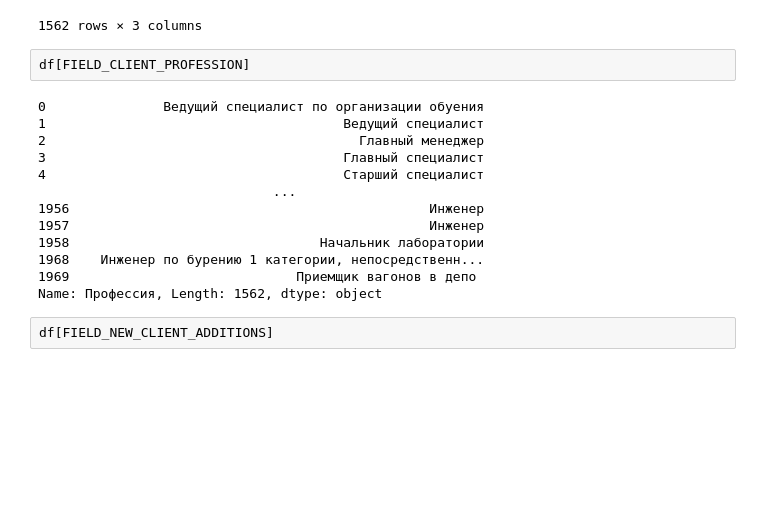
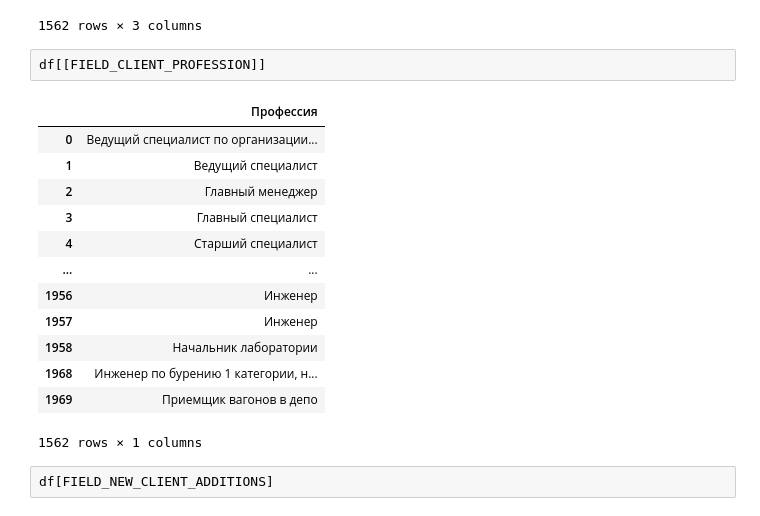
Before and after one commit to Untick/InspectrumClinic_RecSys, a Jupyter notebook: Paul Himyak/main_08_06.ipynb, the cells around one changed output. Saved outputs shown, nothing was run; the diff lists cells and outputs as text; blank space fills up the shorter version.

```diff
--- a/Paul Himyak/main_08_06.ipynb
+++ b/Paul Himyak/main_08_06.ipynb
@@ -319,20 +320,21 @@ df[[FIELD_NEW_AGE_CATEGORY, FIELD_CLIENT_GENDER, FIELD_DISPANSARY_GROUP]]
 | 1969 | 3 | 0 | 0.0 |
 1562 rows × 3 columns
 # %%
-df[FIELD_CLIENT_PROFESSION]
+df[[FIELD_CLIENT_PROFESSION]]
 # %% [output]
+|  | Профессия |
+| 0 | Ведущий специалист по организации... |
+| 1 | Ведущий специалист |
+| 2 | Главный менеджер |
+| 3 | Главный специалист |
+| 4 | Старший специалист |
+| ... | ... |
+| 1956 | Инженер |
+| 1957 | Инженер |
+| 1958 | Начальник лаборатории |
+| 1968 | Инженер по бурению 1 категории, н... |
+| 1969 | Приемщик вагонов в депо |
-0               Ведущий специалист по организации обуения
-1                                      Ведущий специалист
-2                                        Главный менеджер
-3                                      Главный специалист
-4                                      Старший специалист
-                              ...
-1956                                              Инженер
-1957                                              Инженер
-1958                                Начальник лаборатории
-1968    Инженер по бурению 1 категории, непосредственн...
-1969                             Приемщик вагонов в депо
-Name: Профессия, Length: 1562, dtype: object
+1562 rows × 1 columns
 # %%
 df[FIELD_NEW_CLIENT_ADDITIONS]
 # %% [output]
```
Also changed, not shown: parts of 8 cells of this notebook.
